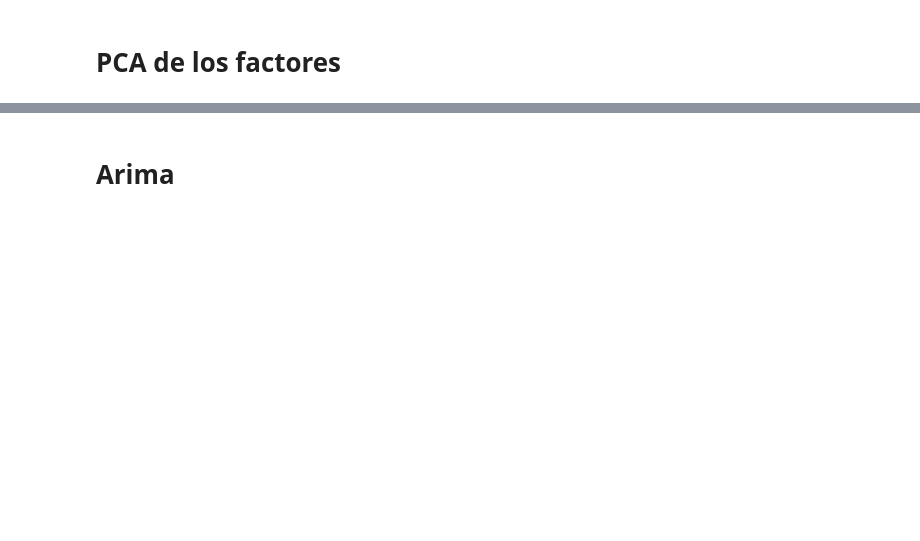
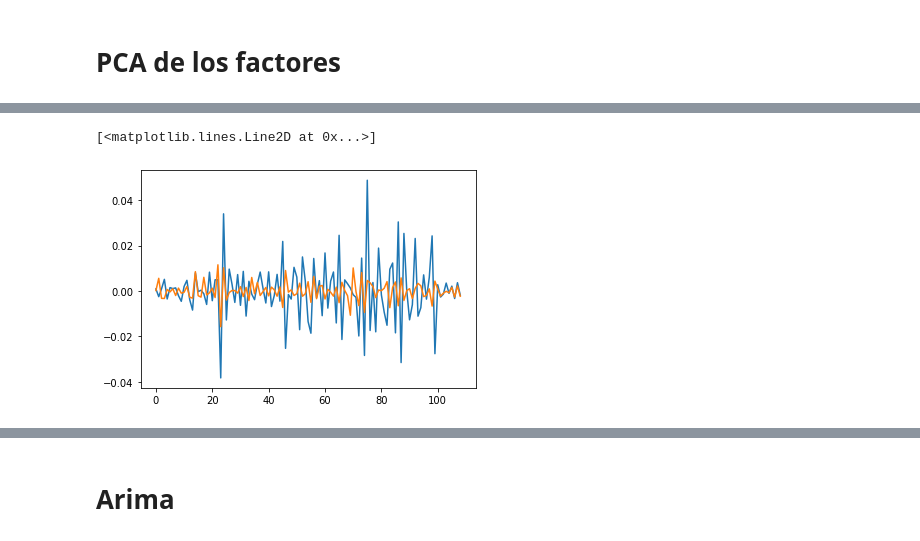
Before and after one commit to jdsuarez10/Calibraci-n-cruva-forward, a Jupyter notebook: Taller de derivados.ipynb, the cells around one changed output, grey strips where cells are left out. Cells and saved outputs as stored; diff of their text form; code cells hidden in the pictures; blank space fills up the shorter version.

```diff
--- a/Taller de derivados.ipynb
+++ b/Taller de derivados.ipynb
@@ -442,10 +394,10 @@ x.plot()
 # %%
 import scipy.linalg as la
-import math as mt
-
-varcov = x.cov()
-vals = pd.DataFrame(la.eig(varcov)[0])
-SQRTvals= pd.DataFrame(vals.apply(mt.sqrt, axis= 1))
-SQRTvals.sort_values(by=0, ascending=False).T
-vecs = pd.DataFrame(la.eig(varcov)[1])
-vecs[vals.sort_values(by=0, ascending=False).T.columns]
+def componentes(df):
+    varcov=df.cov()
+    vals = pd.DataFrame(la.eig(varcov)[0])
+    porcentaje=vals/vals.sum()
+    cum_perct=porcentaje.cumsum()
+    SQRTvals= pd.DataFrame(vals.apply(mt.sqrt, axis= 1))
+    vecs = pd.DataFrame(la.eig(varcov)[1])
+    return vals, vecs, SQRTvals, cum_perct
@@ -507,0 +404,3 @@ vals=pd.DataFrame(la.eig(varcov)[1])
+# %%
+comp_=componentes(x)[1]
+comp_
@@ -522,3 +458,11 @@ componente_1=np.dot(x,pca.components_[0])
+# %%
+componente_1=np.dot(x,comp_[comp_.columns[0]])
+componente_2=np.dot(x,comp_[comp_.columns[1]])
+plt.plot(componente_1)
+plt.plot(componente_2)
+# %% [output]
+[<matplotlib.lines.Line2D at 0x...>]
+[figure, added]
 # %%
 componente_1.shape
 # %% [output]
```
Also changed, not shown: parts of 59 cells of this notebook.
